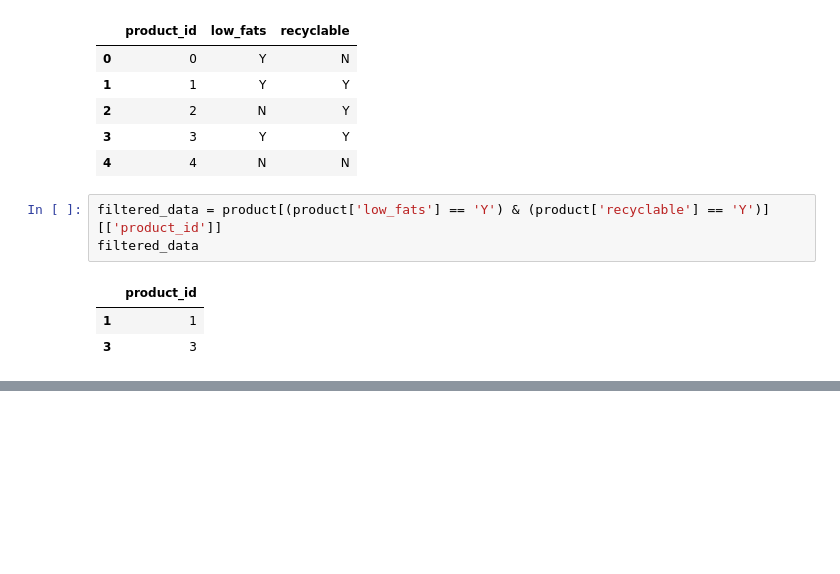
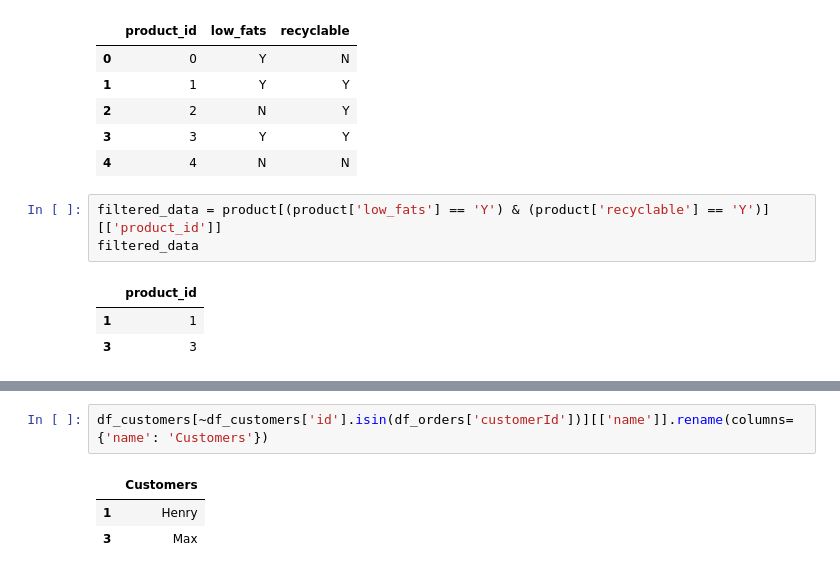
Before and after one commit to sayanarajasekhar/pandas, a Jupyter notebook: Leetcode_Pandas.ipynb, the cells around one changed output, grey strips where cells are left out. Saved outputs shown, nothing was run; the diff lists cells and outputs as text; blank space fills up the shorter version.

```diff
--- a/Leetcode_Pandas.ipynb
+++ b/Leetcode_Pandas.ipynb
@@ -149,0 +241,6 @@ filtered_data
+# %%
+df_customers[~df_customers['id'].isin(df_orders['customerId'])][['name']].rename(columns={'name': 'Customers'})
+# %% [output]
+|  | Customers |
+| 1 | Henry |
+| 3 | Max |
```
Also changed, not shown: parts of 4 cells of this notebook.
